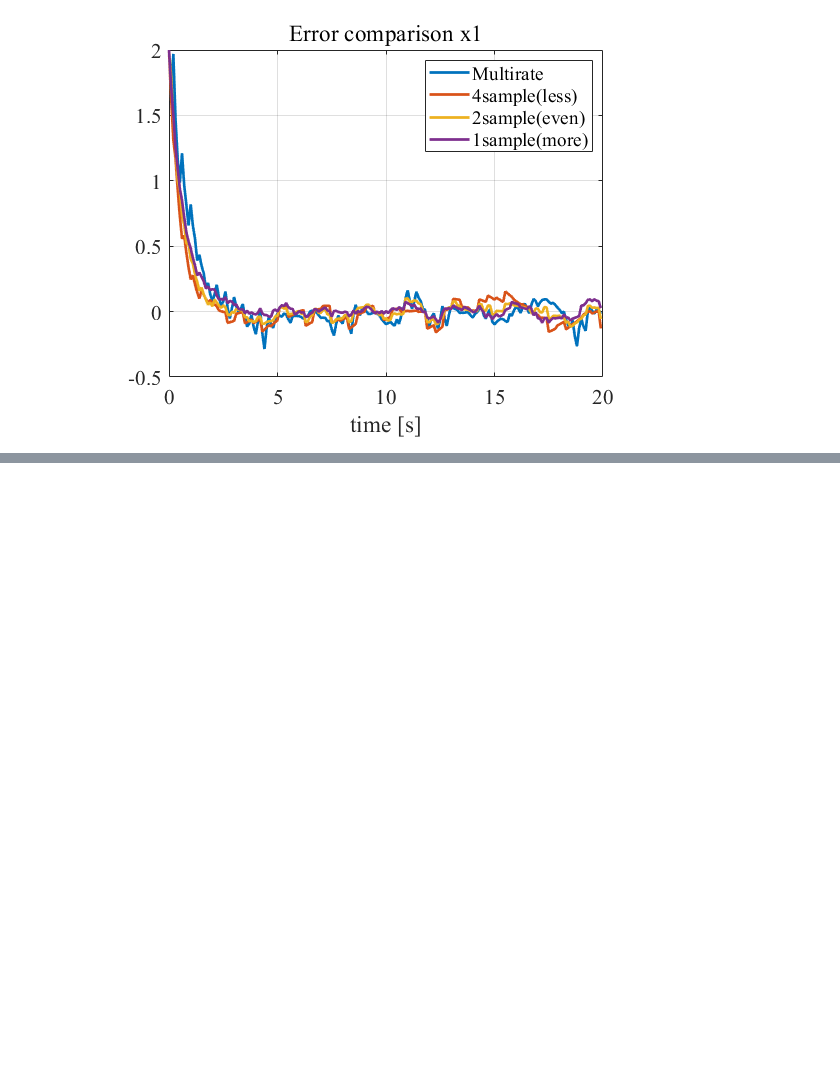
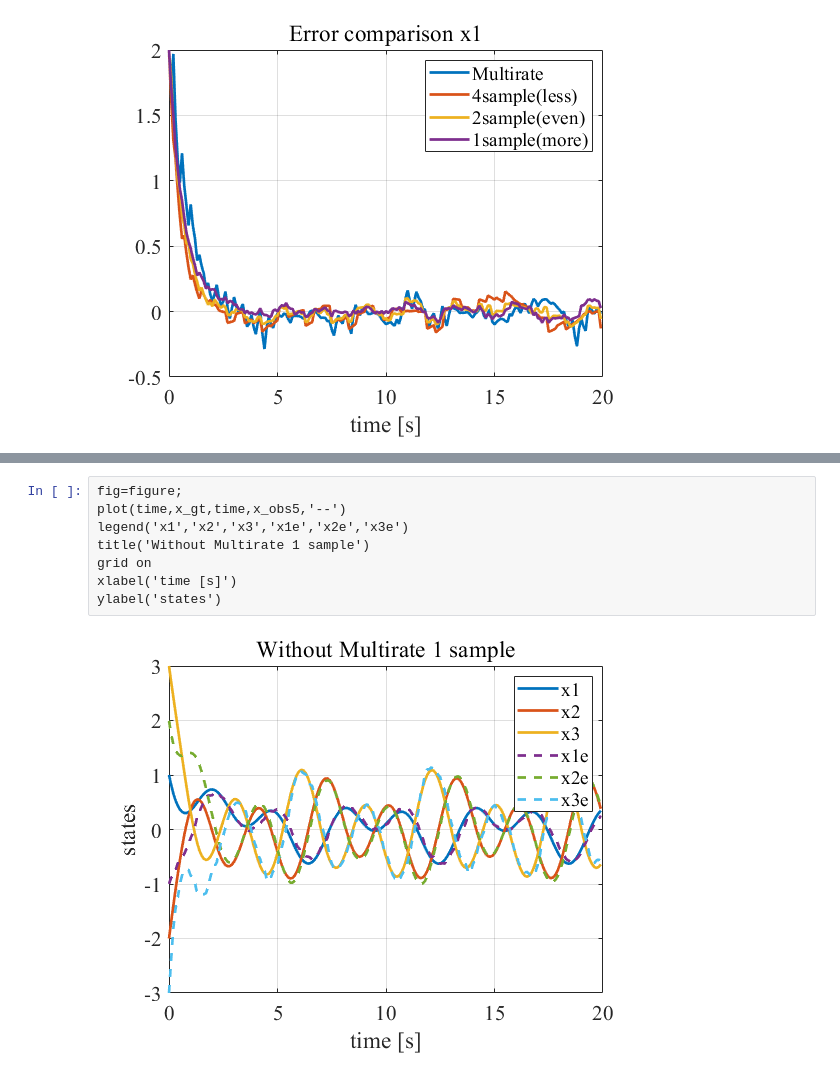
Before and after one commit to YoshiRi/Linear_Algebra_memo, a Jupyter notebook: src/MultirateOBS/UntitledOBStest.ipynb, the cells around one changed output, grey strips where cells are left out. Drawn from its saved outputs; the diff is of its cells as text; blank space fills up the shorter version.

```diff
--- a/src/MultirateOBS/UntitledOBStest.ipynb
+++ b/src/MultirateOBS/UntitledOBStest.ipynb
@@ -394,0 +537,10 @@ log(eig(sysd.A-Knom5*sysd.C))/ST
+# %%
+fig=figure;
+plot(time,x_gt,time,x_obs5,'--')
+legend('x1','x2','x3','x1e','x2e','x3e')
+title('Without Multirate 1 sample')
+grid on
+xlabel('time [s]')
+ylabel('states')
+# %% [output]
+[figure, added]
```
Also changed, not shown: parts of 19 cells of this notebook.
